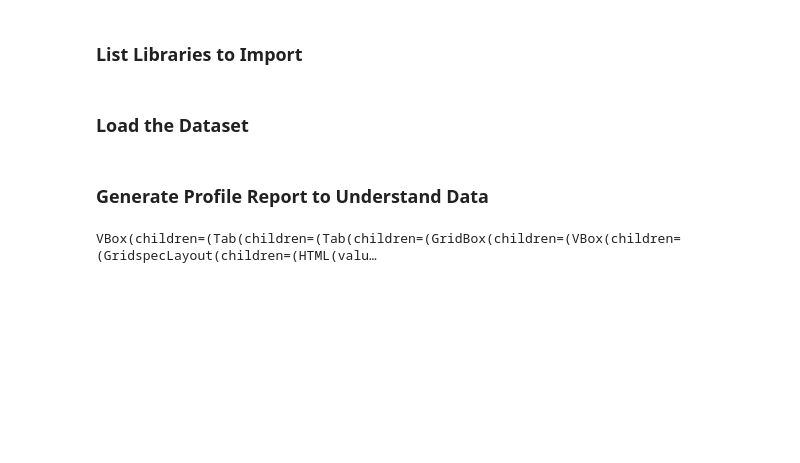
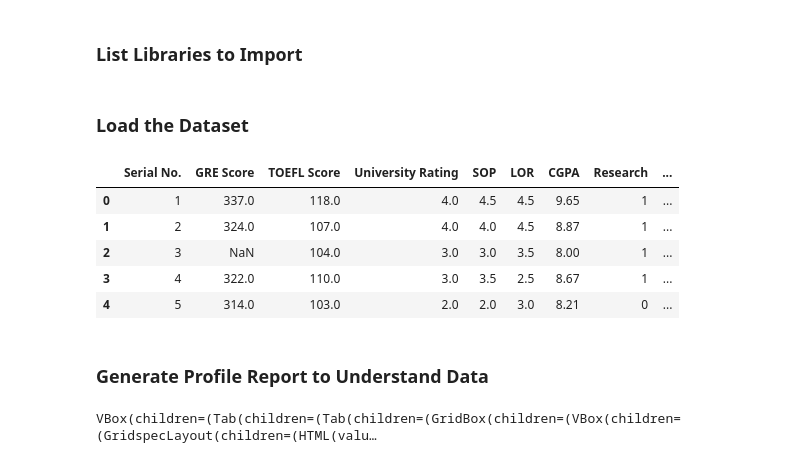
Before and after one commit to githubsharat/datascience, a Jupyter notebook: Other/00 Machine Learning Important Codes.ipynb, the cells around one changed output. Cells and saved outputs as stored; diff of their text form; code cells hidden in the pictures; blank space fills up the shorter version.

```diff
--- a/Other/00 Machine Learning Important Codes.ipynb
+++ b/Other/00 Machine Learning Important Codes.ipynb
@@ -17,6 +17,15 @@ import statsmodels.api as sm
 ### Load the Dataset
 # %%
 df = pd.read_csv('Admission_Prediction.csv')
+# %%
+df.head()
+# %% [output]
+|  | Serial No. | GRE Score | TOEFL Score | University Rating | SOP | LOR | CGPA | Research | ... |
+| 0 | 1 | 337.0 | 118.0 | 4.0 | 4.5 | 4.5 | 9.65 | 1 | ... |
+| 1 | 2 | 324.0 | 107.0 | 4.0 | 4.0 | 4.5 | 8.87 | 1 | ... |
+| 2 | 3 | NaN | 104.0 | 3.0 | 3.0 | 3.5 | 8.00 | 1 | ... |
+| 3 | 4 | 322.0 | 110.0 | 3.0 | 3.5 | 2.5 | 8.67 | 1 | ... |
+| 4 | 5 | 314.0 | 103.0 | 2.0 | 2.0 | 3.0 | 8.21 | 0 | ... |
 # %% [markdown]
 ### Generate Profile Report to Understand Data
 # %%
```
Also changed, not shown: parts of 91 cells of this notebook.
